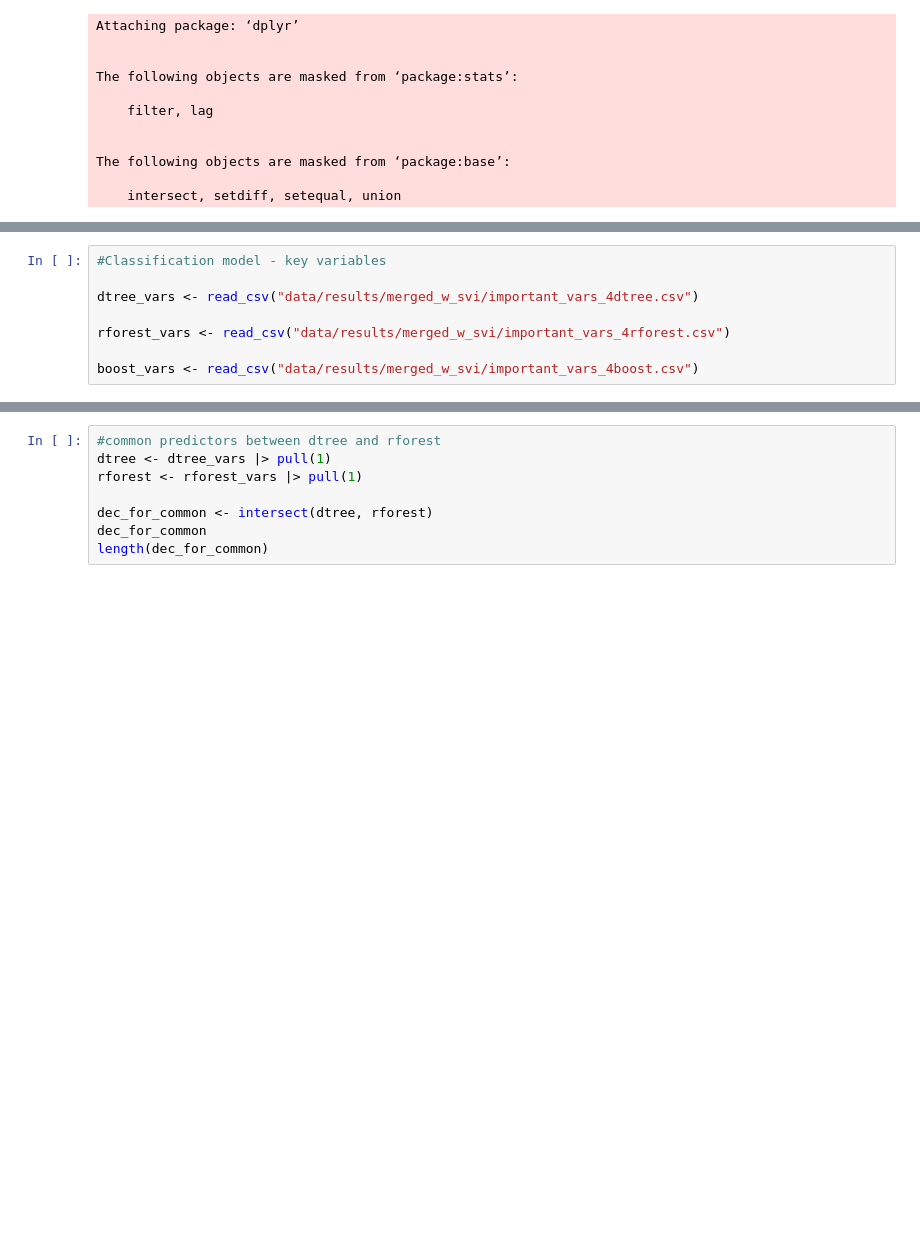
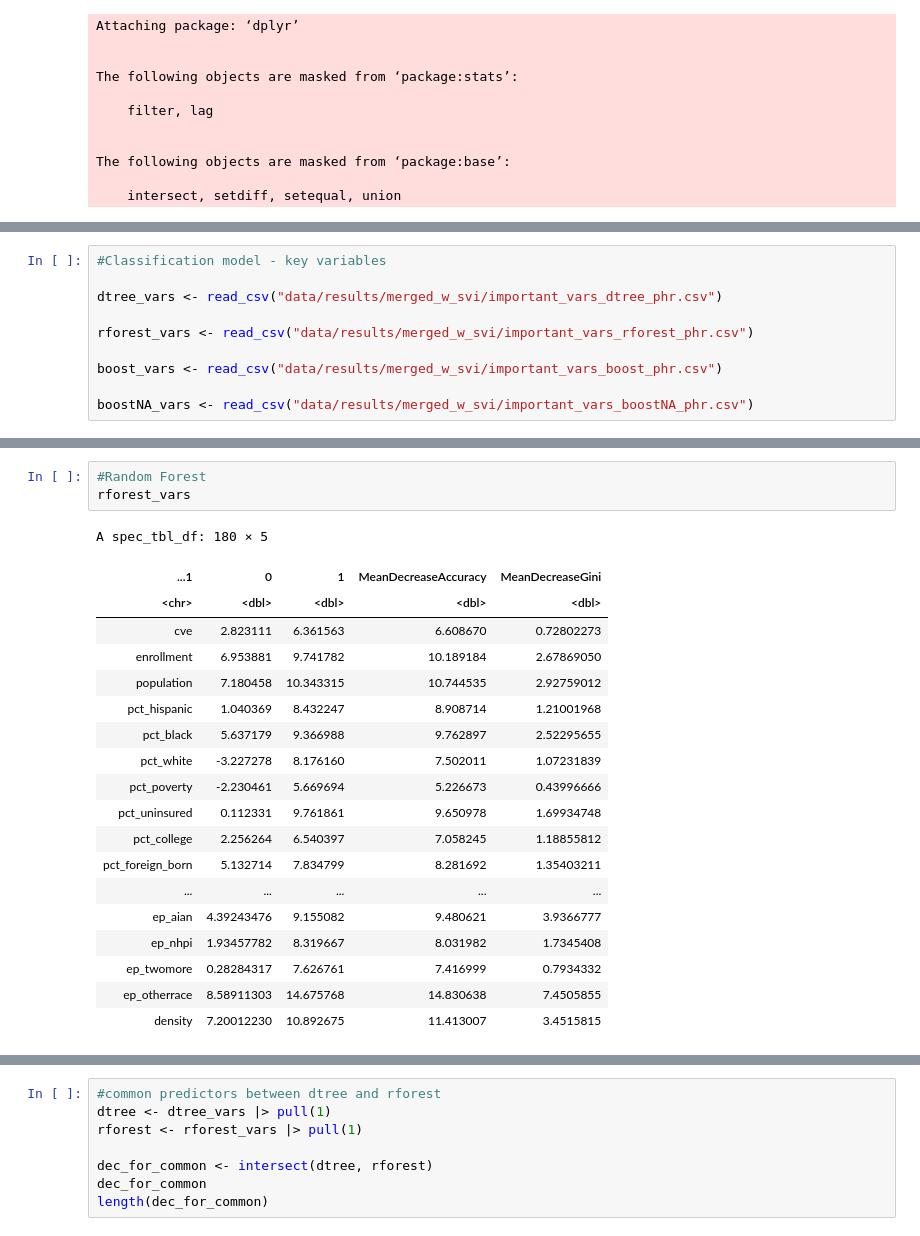
Before and after one commit to MuddORLab/Predicting-Measles-Outbreaks, a Jupyter notebook: 2026SU/compare_contrast_vars.ipynb, the cells around one changed output, grey strips where cells are left out. Drawn from its saved outputs; the diff is of its cells as text; blank space fills up the shorter version.

```diff
--- a/2026SU/compare_contrast_vars.ipynb
+++ b/2026SU/compare_contrast_vars.ipynb
@@ -16,9 +18,11 @@ The following objects are masked from ‘package:base’:
 # %%
 #Classification model - key variables
 
-dtree_vars <- read_csv("data/results/merged_w_svi/important_vars_4dtree.csv")
+dtree_vars <- read_csv("data/results/merged_w_svi/important_vars_dtree_phr.csv")
 
-rforest_vars <- read_csv("data/results/merged_w_svi/important_vars_4rforest.csv")
+rforest_vars <- read_csv("data/results/merged_w_svi/important_vars_rforest_phr.csv")
 
-boost_vars <- read_csv("data/results/merged_w_svi/important_vars_4boost.csv")
+boost_vars <- read_csv("data/results/merged_w_svi/important_vars_boost_phr.csv")
+
+boostNA_vars <- read_csv("data/results/merged_w_svi/important_vars_boostNA_phr.csv")
 # %% [output]
@@ -175,0 +86,23 @@ length(boost_vars_NA_vec)
+# %%
+#Random Forest
+rforest_vars
+# %% [output]
+A spec_tbl_df: 180 × 5
+| ...1 | 0 | 1 | MeanDecreaseAccuracy | MeanDecreaseGini |
+| <chr> | <dbl> | <dbl> | <dbl> | <dbl> |
+| cve | 2.823111 | 6.361563 | 6.608670 | 0.72802273 |
+| enrollment | 6.953881 | 9.741782 | 10.189184 | 2.67869050 |
+| population | 7.180458 | 10.343315 | 10.744535 | 2.92759012 |
+| pct_hispanic | 1.040369 | 8.432247 | 8.908714 | 1.21001968 |
+| pct_black | 5.637179 | 9.366988 | 9.762897 | 2.52295655 |
+| pct_white | -3.227278 | 8.176160 | 7.502011 | 1.07231839 |
+| pct_poverty | -2.230461 | 5.669694 | 5.226673 | 0.43996666 |
+| pct_uninsured | 0.112331 | 9.761861 | 9.650978 | 1.69934748 |
+| pct_college | 2.256264 | 6.540397 | 7.058245 | 1.18855812 |
+| pct_foreign_born | 5.132714 | 7.834799 | 8.281692 | 1.35403211 |
+| ... | ... | ... | ... | ... |
+| ep_aian | 4.39243476 | 9.155082 | 9.480621 | 3.9366777 |
+| ep_nhpi | 1.93457782 | 8.319667 | 8.031982 | 1.7345408 |
+| ep_twomore | 0.28284317 | 7.626761 | 7.416999 | 0.7934332 |
+| ep_otherrace | 8.58911303 | 14.675768 | 14.830638 | 7.4505855 |
+| density | 7.20012230 | 10.892675 | 11.413007 | 3.4515815 |
```
Also changed, not shown: parts of 18 cells of this notebook.
